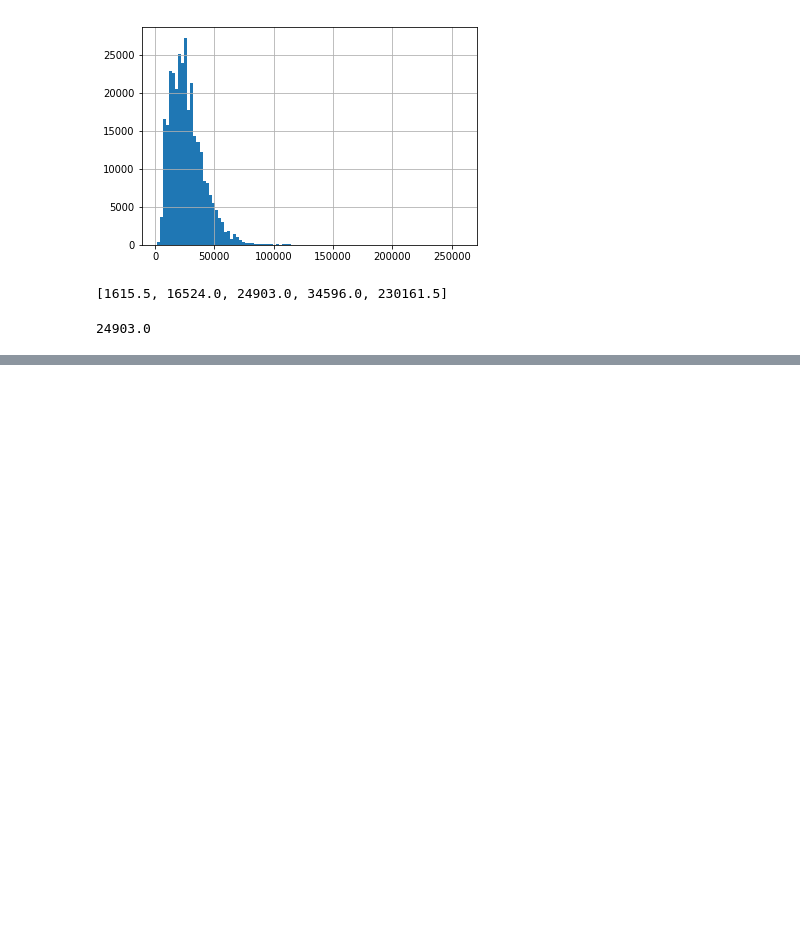
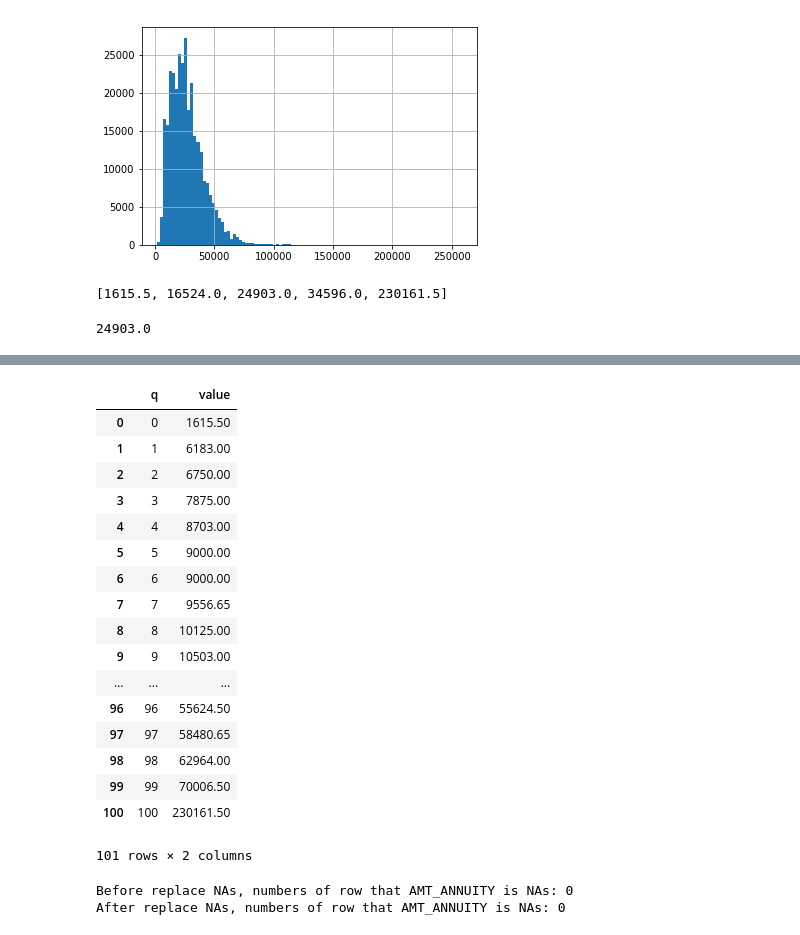
Before and after one commit to jcratebo703/2nd-ML100Days, a Jupyter notebook: homework/Day_007_HW.ipynb, the cells around one changed output, grey strips where cells are left out. Saved outputs shown, nothing was run; the diff lists cells and outputs as text; code cells hidden in the pictures; blank space fills up the shorter version.

```diff
--- a/homework/Day_007_HW.ipynb
+++ b/homework/Day_007_HW.ipynb
@@ -90,0 +111,44 @@ Elapsed time: 0.836 secs
+# %%
+"""
+YOUR CODE HERE
+"""
+quantile = [np.percentile(app_train[~app_train['AMT_ANNUITY'].isnull()]['AMT_ANNUITY'], q = i)for i in range(0, 101)]
+
+# 1: 計算 AMT_ANNUITY 的 q0 - q100
+q_all = quantile
+
+pd.DataFrame({'q': list(range(101)),
+              'value': q_all})
+# %% [output]
+|  | q | value |
+| 0 | 0 | 1615.50 |
+| 1 | 1 | 6183.00 |
+| 2 | 2 | 6750.00 |
+| 3 | 3 | 7875.00 |
+| 4 | 4 | 8703.00 |
+| 5 | 5 | 9000.00 |
+| 6 | 6 | 9000.00 |
+| 7 | 7 | 9556.65 |
+| 8 | 8 | 10125.00 |
+| 9 | 9 | 10503.00 |
+| ... | ... | ... |
+| 96 | 96 | 55624.50 |
+| 97 | 97 | 58480.65 |
+| 98 | 98 | 62964.00 |
+| 99 | 99 | 70006.50 |
+| 100 | 100 | 230161.50 |
+101 rows × 2 columns
+# %%
+# 2.1 將 NAs 以 q50 填補
+print("Before replace NAs, numbers of row that AMT_ANNUITY is NAs: %i" % sum(app_train['AMT_ANNUITY'].isnull()))
+
+"""
+Your Code Here
+"""
+q_50 = q_all[50]
+app_train.loc[app_train['AMT_ANNUITY'].isnull(),'AMT_ANNUITY'] = q_50
+
+print("After replace NAs, numbers of row that AMT_ANNUITY is NAs: %i" % sum(app_train['AMT_ANNUITY'].isnull()))
+# %% [output]
+Before replace NAs, numbers of row that AMT_ANNUITY is NAs: 0
+After replace NAs, numbers of row that AMT_ANNUITY is NAs: 0
```
Also changed, not shown: parts of 5 cells of this notebook.
